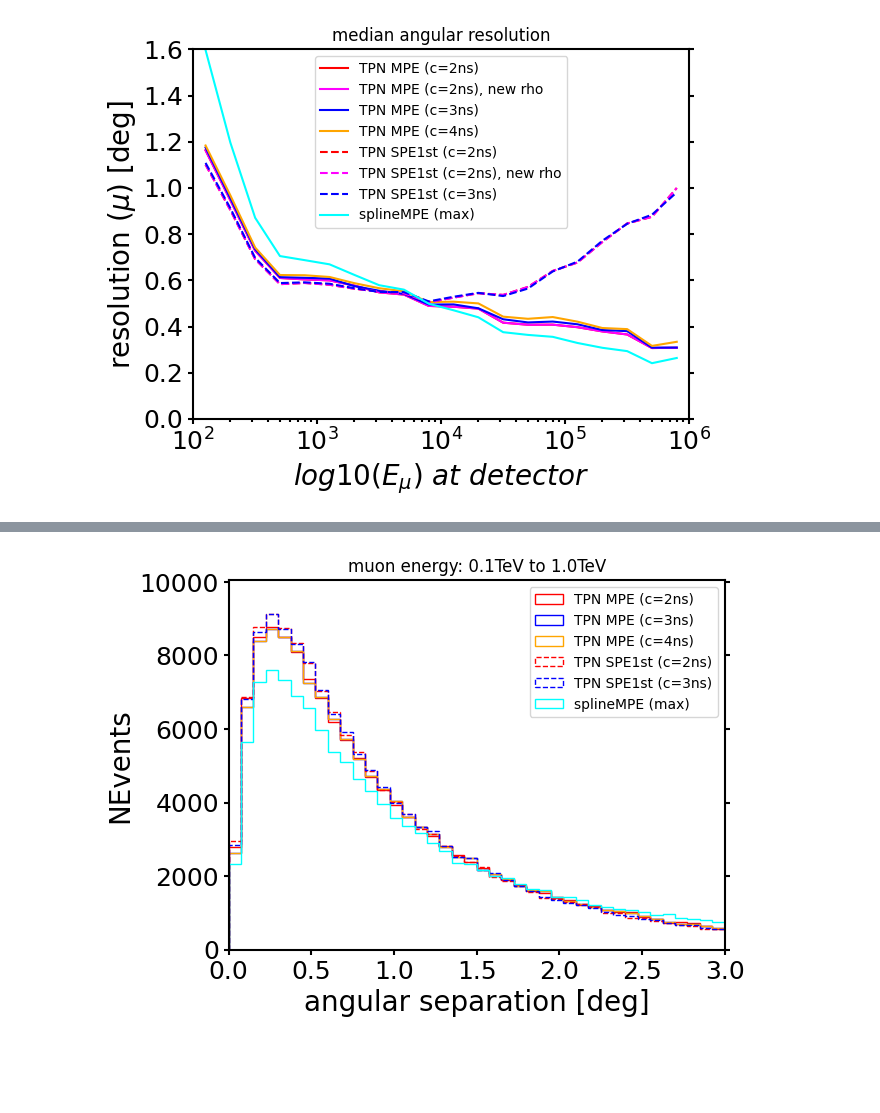
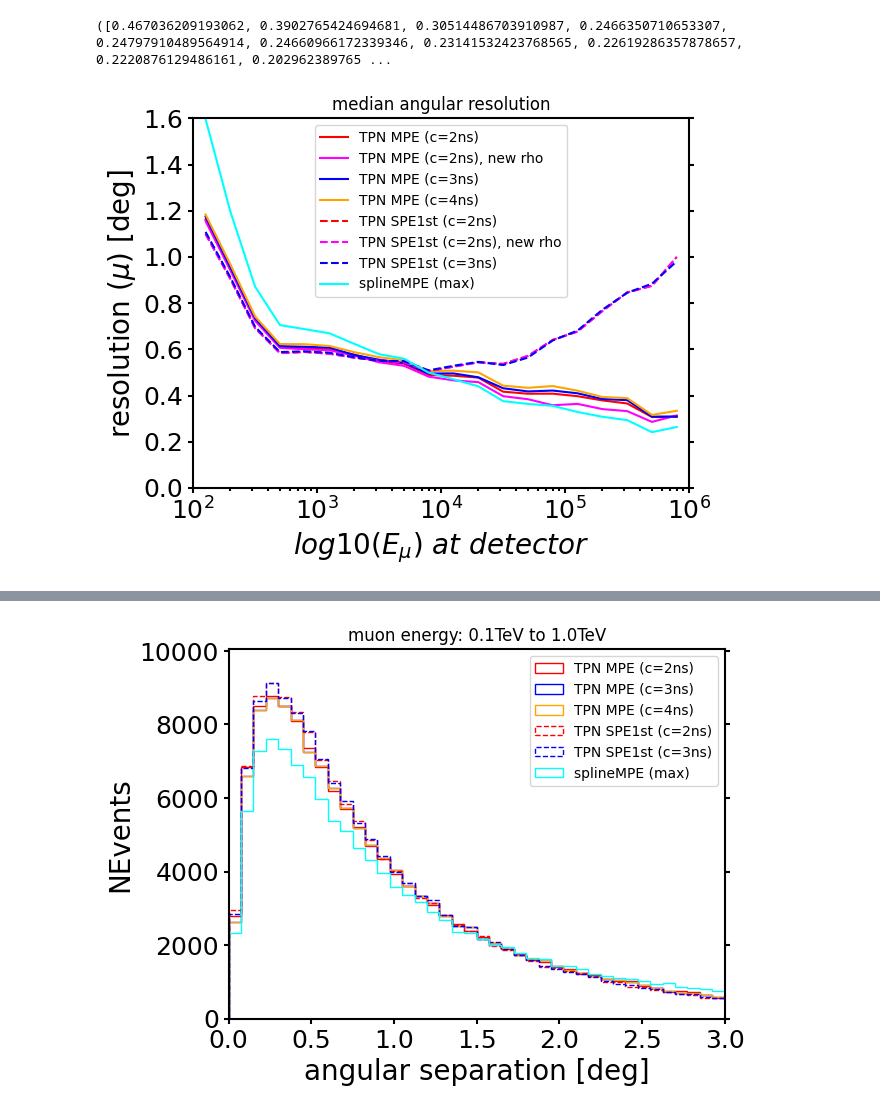
Before and after one commit to rishibbdb/TPN_DeV, a Jupyter notebook: dev/notebooks/resolution_summary.ipynb, the cells around one changed output, grey strips where cells are left out. Saved outputs shown, nothing was run; the diff lists cells and outputs as text; code cells hidden in the pictures; blank space fills up the shorter version.

```diff
--- a/dev/notebooks/resolution_summary.ipynb
+++ b/dev/notebooks/resolution_summary.ipynb
@@ -19,8 +19,8 @@ MPE_sigma3 = np.concatenate([np.load(os.path.join(bp, 'reco_result_21217_tfrecor
 MPE_sigma4 = np.concatenate([np.load(os.path.join(bp, 'reco_result_21217_tfrecord_altrho_1st_pulse_MPE_tsigma_4.0.npy')),
                              np.load(os.path.join(bp, 'reco_result_21220_tfrecord_altrho_1st_pulse_MPE_tsigma_4.0.npy'))])
 
-MPE_sigma2_rho = np.concatenate([np.load(os.path.join(bp, 'reco_result_21217_tfrecord_altrho2_1st_pulse_MPE_tsigma_2.0.npy')),
-                             np.load(os.path.join(bp, 'reco_result_21220_tfrecord_altrho2_1st_pulse_MPE_tsigma_2.0.npy'))])
+MPE_sigma2_rho = np.concatenate([np.load(os.path.join(bp, 'reco_result_21217_tfrecord_altrho2_1st_pulse_MPE_tsigma_2.0_clip_charge.npy')),
+                             np.load(os.path.join(bp, 'reco_result_21220_tfrecord_altrho2_1st_pulse_MPE_tsigma_2.0_clip_charge.npy'))])
 # %%
 SPE_sigma2 = np.concatenate([np.load(os.path.join(bp, 'reco_result_21217_tfrecord_altrho_1st_pulse_tsigma_2.0.npy')),
                              np.load(os.path.join(bp, 'reco_result_21220_tfrecord_altrho_1st_pulse_tsigma_2.0.npy'))])
@@ -46,7 +46,7 @@ def GreatCircleDistance(azi_1, zen_1, azi_2, zen_2):
 # %%
 def get_gcd(results):
     scale = 20.0
-    reco_zenith, reco_azimuth = results[:, -5]/scale, results[:, -4]/scale
+    reco_zenith, reco_azimuth = results[:, 14]/scale, results[:, 15]/scale
     track_src_v = results[:, 2:4]
     true_zenith, true_azimuth = track_src_v[:, 0], track_src_v[:, 1]
     smpe_zenith, smpe_azimuth = results[:, 8], results[:, 9]
@@ -80,32 +85,36 @@ def get_resolution(results):
     return (lower, med, upper), (lower2, med2, upper2), e_nu_centers
 # %%
 r1_MPE2, r2_smpe, xvals = get_resolution(MPE_sigma2)
-r1_MPE2_2, r2_smpe, xvals = get_resolution(MPE_sigma2)
+r1_MPE2_2, r2_smpe, xvals = get_resolution(MPE_sigma2_rho)
 
 r1_MPE3, r2_smpe, xvals = get_resolution(MPE_sigma3)
 r1_MPE4, r2_smpe, xvals = get_resolution(MPE_sigma4)
 r1_SPE2, r2_smpe, xvals = get_resolution(SPE_sigma2)
-r1_SPE2_2, r2_smpe, xvals = get_resolution(SPE_sigma2)
+r1_SPE2_2, r2_smpe, xvals = get_resolution(SPE_sigma2_rho)
 r1_SPE3, r2_smpe, xvals = get_resolution(SPE_sigma3)
+# %%
+print(r1_MPE2_2)
+# %% [output]
+([0.467036209193062, 0.3902765424694681, 0.30514486703910987, 0.2466350710653307, 0.24797910489564914, 0.24660966172339346, 0.23141532423768565, 0.22619286357878657, 0.2220876129486161, 0.202962389765 ...
 # %%
 fig, ax = plt.subplots()
 plot_args = {'xlabel':'$log10(E_{\\mu})\,\,at\,\,detector$',
                  'ylabel':'resolution ($\mu$) [deg]',
                  'xlim':[10**2.0, 10**6.0],
                  'ylim':[0.0, 1.5]}
 
 ax.plot(10**xvals, r1_MPE2[1], color='red', label='TPN MPE (c=2ns)')
-ax.plot(10**xvals, r1_MPE2[1], color='magenta', label='TPN MPE (c=2ns), new rho')
+ax.plot(10**xvals, r1_MPE2_2[1], color='magenta', label='TPN MPE (c=2ns), new rho')
 ax.plot(10**xvals, r1_MPE3[1], color='blue', label='TPN MPE (c=3ns)')
 ax.plot(10**xvals, r1_MPE4[1], color='orange', label='TPN MPE (c=4ns)')
 ax.plot(10**xvals, r1_SPE2[1], color='red', label='TPN SPE1st (c=2ns)', linestyle='dashed')
 ax.plot(10**xvals, r1_SPE2_2[1], color='magenta', label='TPN SPE1st (c=2ns), new rho', linestyle='dashed')
 ax.plot(10**xvals, r1_SPE3[1], color='blue', label='TPN SPE1st (c=3ns)', linestyle='dashed')
 ax.plot(10**xvals, r2_smpe[1], color='cyan', label='splineMPE (max)')
 adjust_plot_1d(fig, ax, plot_args=plot_args)
 plt.xscale('log')
 plt.title('median angular resolution')
 ax.set_yticks([0.2*i for i in range(9)])
 plt.show()
 # %% [output]
-[figure, old version]
+[figure, new version]
```
Also changed, not shown: parts of 13 cells of this notebook, 4 other files.
